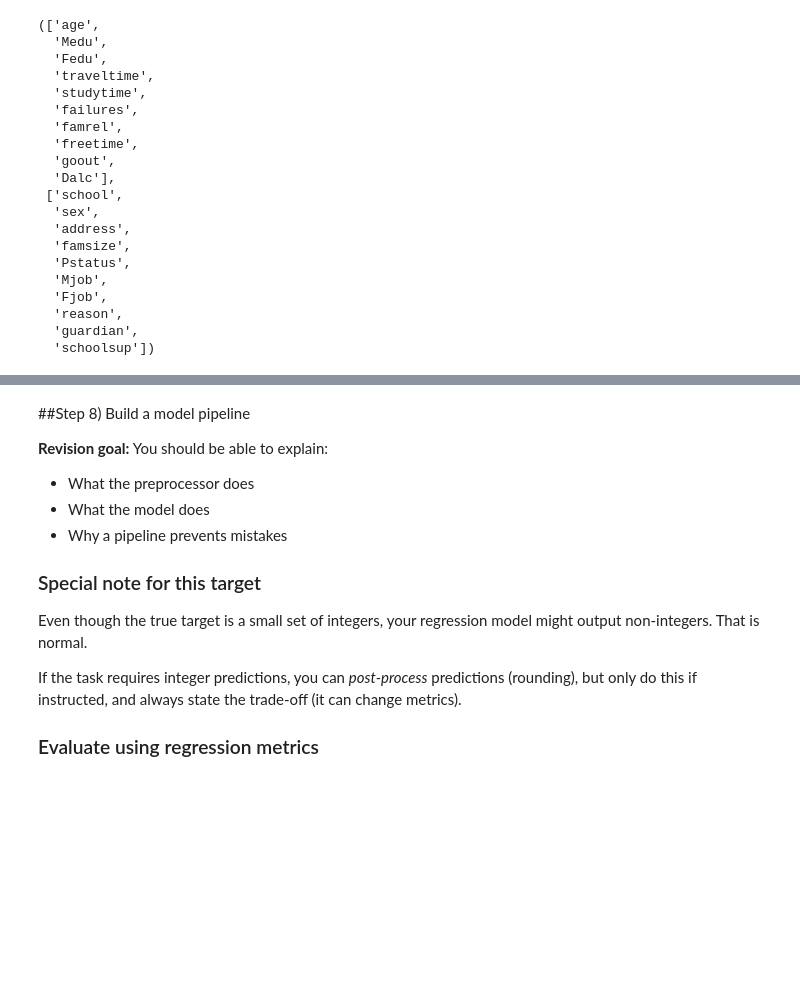
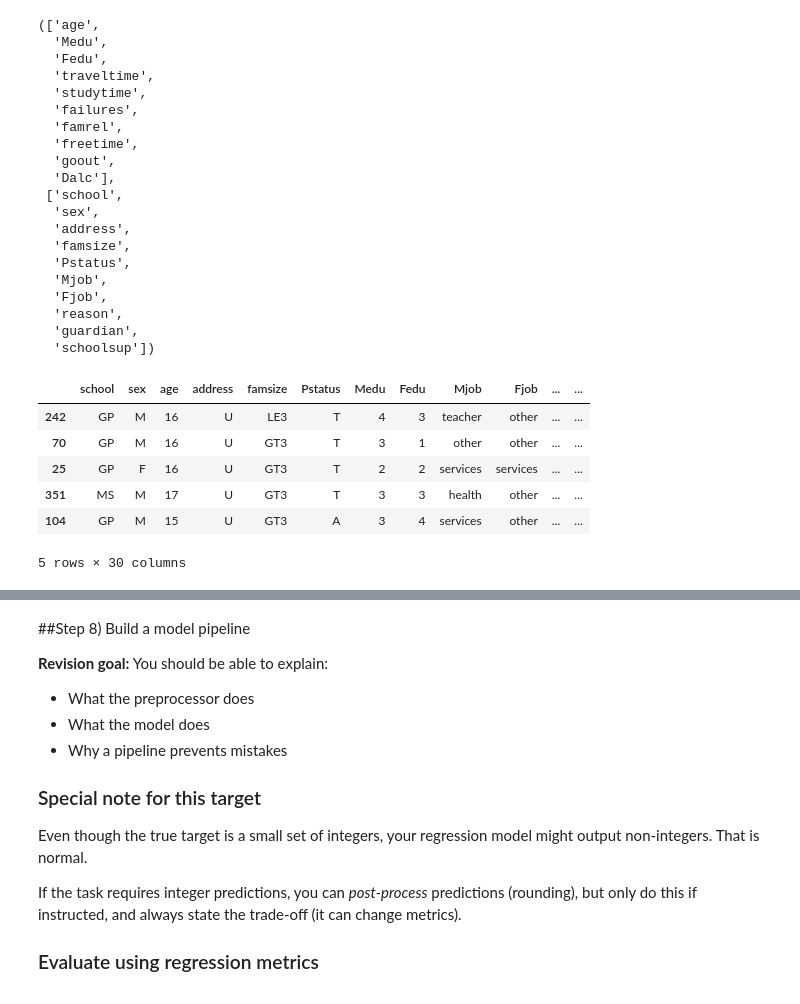
Before and after one commit to starscream1114-source/ADALL_github, a Jupyter notebook: Copy_of_ADALL_Practical_Test_Revision_Regression_v2.ipynb, the cells around one changed output, grey strips where cells are left out. Saved outputs shown, nothing was run; the diff lists cells and outputs as text; code cells hidden in the pictures; blank space fills up the shorter version.

```diff
--- a/Copy_of_ADALL_Practical_Test_Revision_Regression_v2.ipynb
+++ b/Copy_of_ADALL_Practical_Test_Revision_Regression_v2.ipynb
@@ -1297,3 +1301,13 @@ num_features[:10], cat_features[:10]
   'reason',
   'guardian',
   'schoolsup'])
+# %%
+X_train.head()
+# %% [output]
+|  | school | sex | age | address | famsize | Pstatus | Medu | Fedu | Mjob | Fjob | ... | ... |
+| 242 | GP | M | 16 | U | LE3 | T | 4 | 3 | teacher | other | ... | ... |
+| 70 | GP | M | 16 | U | GT3 | T | 3 | 1 | other | other | ... | ... |
+| 25 | GP | F | 16 | U | GT3 | T | 2 | 2 | services | services | ... | ... |
+| 351 | MS | M | 17 | U | GT3 | T | 3 | 3 | health | other | ... | ... |
+| 104 | GP | M | 15 | U | GT3 | A | 3 | 4 | services | other | ... | ... |
+5 rows × 30 columns
```
Also changed, not shown: parts of 16 cells of this notebook.
